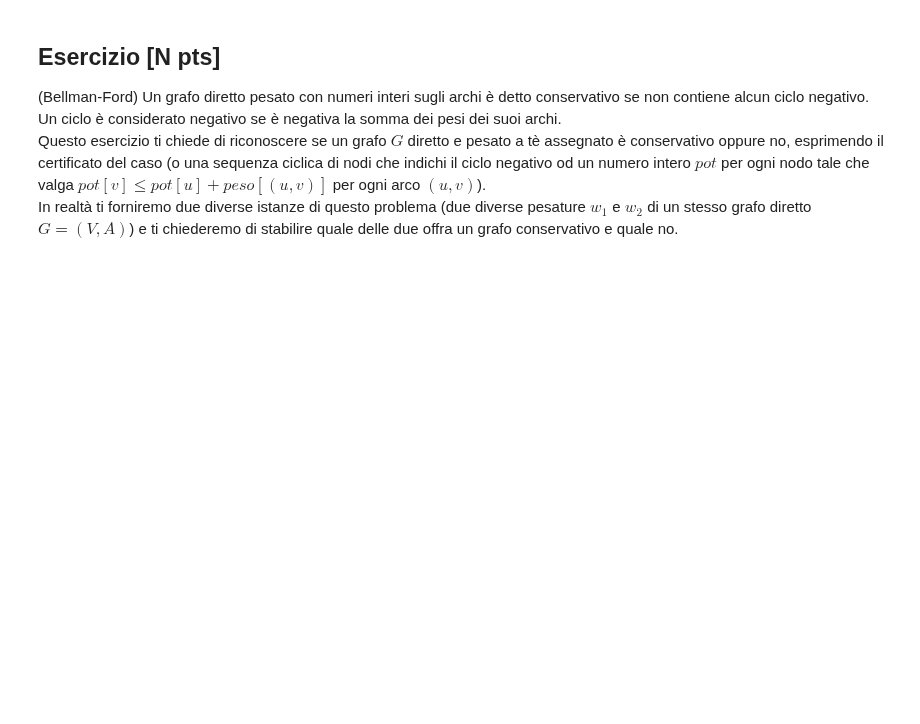
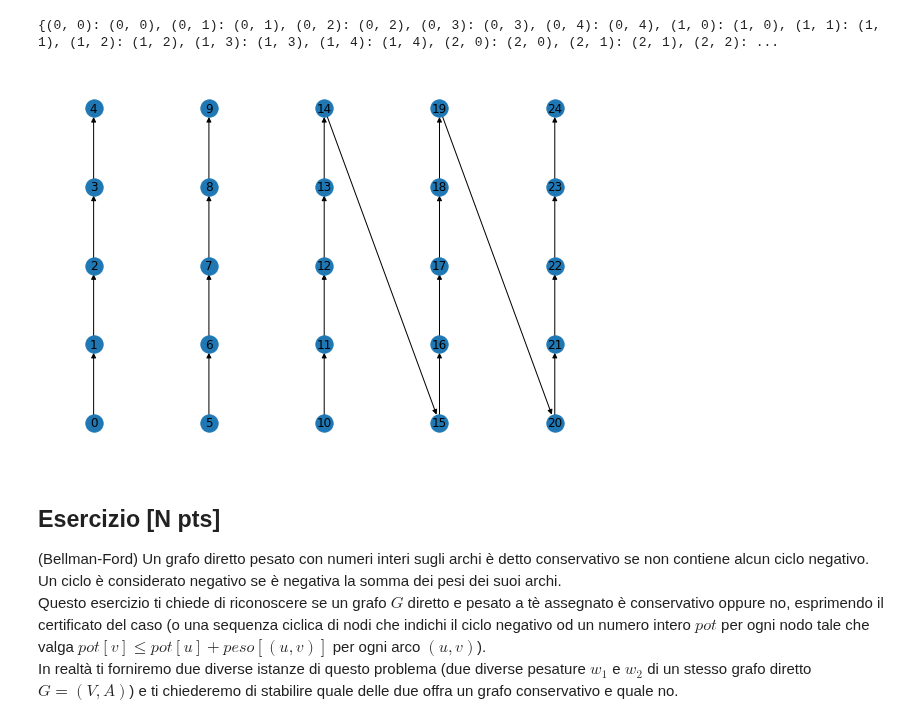
Before and after one commit to romeorizzi/eduexams, a Jupyter notebook: Notebook_nonApplet/cicli-grid.ipynb, the cells around one changed output. Cells and saved outputs as stored; diff of their text form; code cells hidden in the pictures; blank space fills up the shorter version.

```diff
--- a/Notebook_nonApplet/cicli-grid.ipynb
+++ b/Notebook_nonApplet/cicli-grid.ipynb
@@ -57,3 +1,55 @@ plt.show()
+# %%
+nodes=[
+        (0, 0), (0, 1), (0, 2), (0, 3), (0, 4),
+        (1, 0), (1, 1), (1, 2), (1, 3), (1, 4),
+        (2, 0), (2, 1), (2, 2), (2, 3), (2, 4),
+        (3, 0), (3, 1), (3, 2), (3, 3), (3, 4),
+        (4, 0), (4, 1), (4, 2), (4, 3), (4, 4)
+    ]
+
+edges=[
+        ((0, 0), (0, 1),{'w': -7}), #1,0 freccia al contrario
+        ((0, 1), (0, 2),{'w': 1}),
+        ((0, 2), (0, 3),{'w': 2}),
+        ((0, 3), (0, 4),{'w': -5}),
+        ((1, 0), (1, 1),{'w': 9}),
+        ((1, 1), (1, 2),{'w': 3}),
+        ((1, 2), (1, 3),{'w': 7}),
+        ((1, 3), (1, 4),{'w': 5}),
+        #((1, 4), (2, 0),{'w': -1}),
+        ((2, 0), (2, 1),{'w': 11}),
+        ((2, 1), (2, 2),{'w': 8}),
+        ((2, 2), (2, 3),{'w': 6}),
+        ((2, 3), (2, 4),{'w': -2}),
+        #((2, 4), (3, 0),{'w': -7}),
+        ((3, 0), (3, 1),{'w': -17}),
+        ((3, 1), (3, 2),{'w': 12}),
+        ((3, 2), (3, 3),{'w': 19}),
+        ((3, 3), (3, 4),{'w': 3}),
+        ((3, 4), (4, 0),{'w': -9}),
+        ((4, 0), (4, 1),{'w': -1}),
+        ((4, 1), (4, 2),{'w': -1}),
+        ((4, 2), (4, 3),{'w': -1}),
+        ((4, 3), (4, 4),{'w': 7})
+        ]
+
+
+
+#G=nx.grid_2d_graph(5,5, nx.DiGraph())
+G=nx.DiGraph()
+G.add_nodes_from(nodes)
+pos = dict( (n, n) for n in G.nodes() )
+print(pos)
+labels = dict( ((i, j), i * 5 + j) for i, j in G.nodes() )
+G.add_edges_from(edges)
+nx.draw_networkx(G, pos=pos, labels=labels)
+
+
+plt.axis('off')
+plt.show()
+# %% [output]
+{(0, 0): (0, 0), (0, 1): (0, 1), (0, 2): (0, 2), (0, 3): (0, 3), (0, 4): (0, 4), (1, 0): (1, 0), (1, 1): (1, 1), (1, 2): (1, 2), (1, 3): (1, 3), (1, 4): (1, 4), (2, 0): (2, 0), (2, 1): (2, 1), (2, 2): ...
+[figure, added]
 # %%
 from IPython.core.display import display, HTML, Markdown
 import networkx as nx
```
Also changed, not shown: parts of 1 cell of this notebook.
